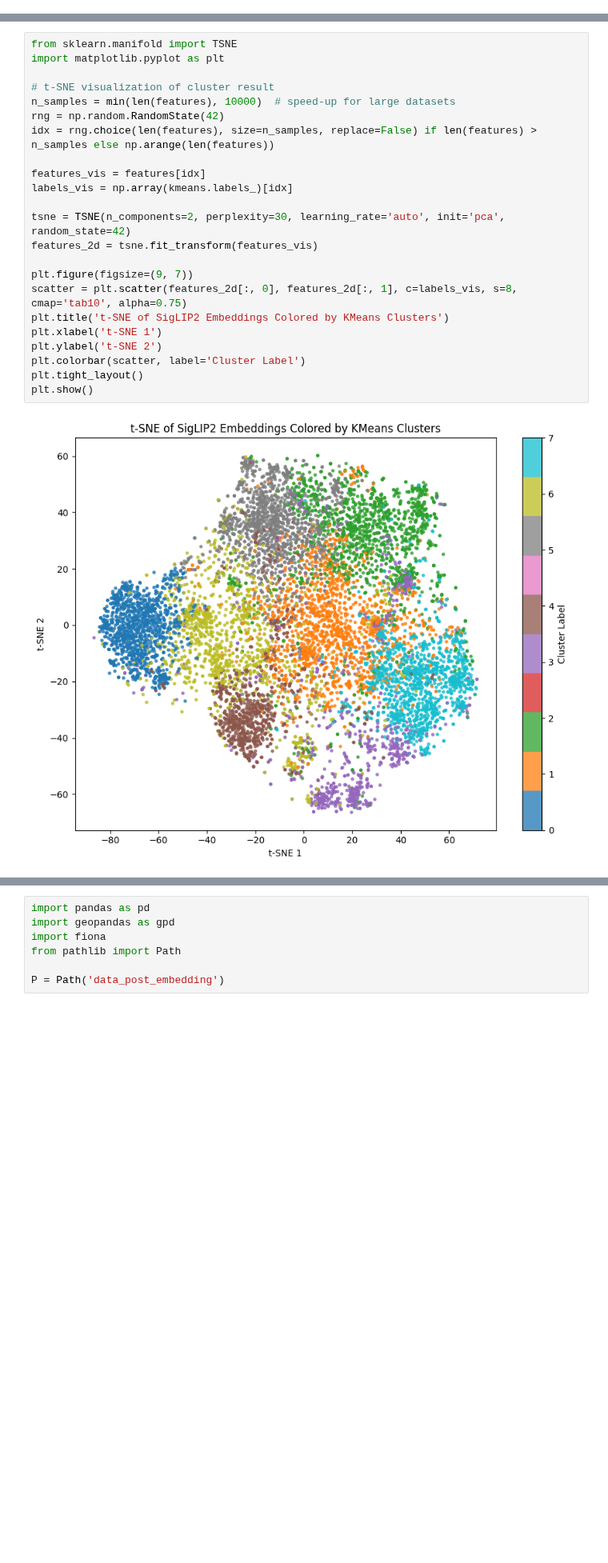
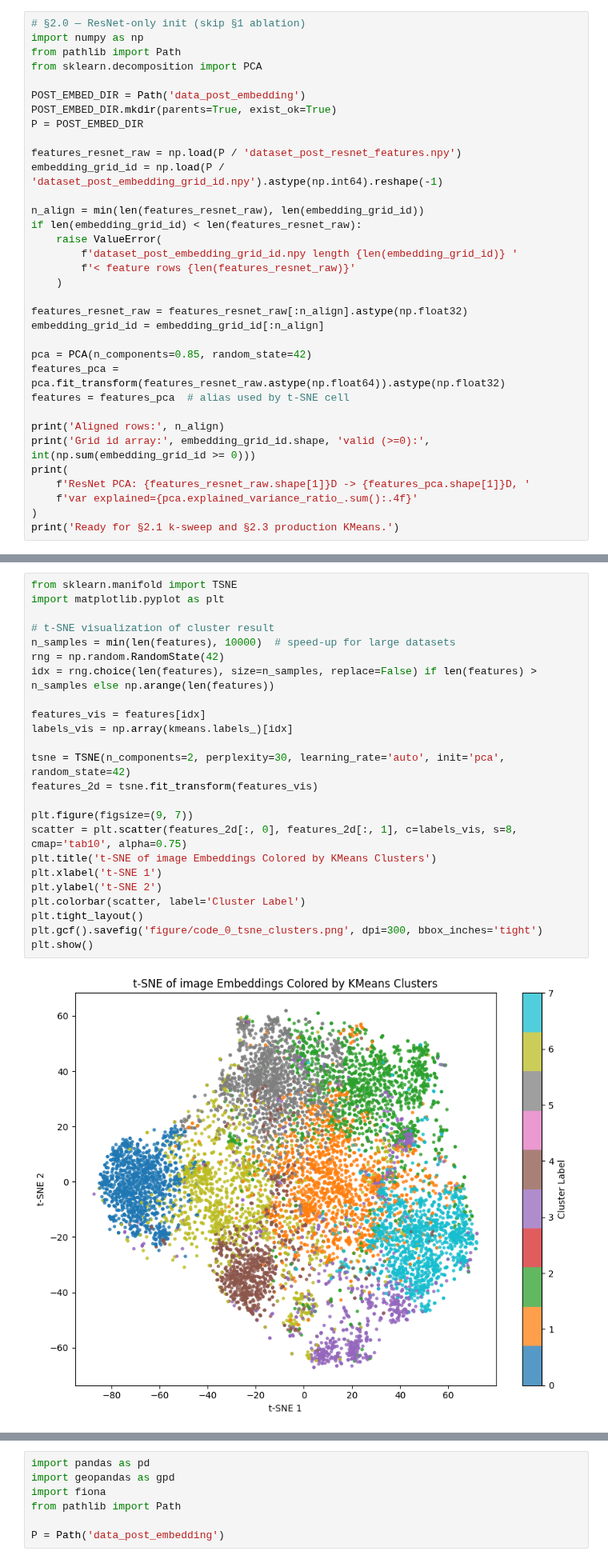
Before and after one commit to Sijie-Yang/Urban-Comfort-Potential, a Jupyter notebook: code_0_social_media_post_embedding.ipynb, the cells around one changed output, grey strips where cells are left out. Shown at 80% size. Cells and saved outputs as stored; diff of their text form; blank space fills up the shorter version.

```diff
--- a/code_0_social_media_post_embedding.ipynb
+++ b/code_0_social_media_post_embedding.ipynb
@@ -256,0 +292,34 @@ Ablation complete.
+# %%
+# §2.0 — ResNet-only init (skip §1 ablation)
+import numpy as np
+from pathlib import Path
+from sklearn.decomposition import PCA
+
+POST_EMBED_DIR = Path('data_post_embedding')
+POST_EMBED_DIR.mkdir(parents=True, exist_ok=True)
+P = POST_EMBED_DIR
+
+features_resnet_raw = np.load(P / 'dataset_post_resnet_features.npy')
+embedding_grid_id = np.load(P / 'dataset_post_embedding_grid_id.npy').astype(np.int64).reshape(-1)
+
+n_align = min(len(features_resnet_raw), len(embedding_grid_id))
+if len(embedding_grid_id) < len(features_resnet_raw):
+    raise ValueError(
+        f'dataset_post_embedding_grid_id.npy length {len(embedding_grid_id)} '
+        f'< feature rows {len(features_resnet_raw)}'
+    )
+
+features_resnet_raw = features_resnet_raw[:n_align].astype(np.float32)
+embedding_grid_id = embedding_grid_id[:n_align]
+
+pca = PCA(n_components=0.85, random_state=42)
+features_pca = pca.fit_transform(features_resnet_raw.astype(np.float64)).astype(np.float32)
+features = features_pca  # alias used by t-SNE cell
+
+print('Aligned rows:', n_align)
+print('Grid id array:', embedding_grid_id.shape, 'valid (>=0):', int(np.sum(embedding_grid_id >= 0)))
+print(
+    f'ResNet PCA: {features_resnet_raw.shape[1]}D -> {features_pca.shape[1]}D, '
+    f'var explained={pca.explained_variance_ratio_.sum():.4f}'
+)
+print('Ready for §2.1 k-sweep and §2.3 production KMeans.')
@@ -434,28 +609,29 @@ kmeans = KMeans(n_clusters=n_clusters, n_init=5,random_state=0).fit(features_pca
 # %%
 from sklearn.manifold import TSNE
 import matplotlib.pyplot as plt
 
 # t-SNE visualization of cluster result
 n_samples = min(len(features), 10000)  # speed-up for large datasets
 rng = np.random.RandomState(42)
 idx = rng.choice(len(features), size=n_samples, replace=False) if len(features) > n_samples else np.arange(len(features))
 
 features_vis = features[idx]
 labels_vis = np.array(kmeans.labels_)[idx]
 
 tsne = TSNE(n_components=2, perplexity=30, learning_rate='auto', init='pca', random_state=42)
 features_2d = tsne.fit_transform(features_vis)
 
 plt.figure(figsize=(9, 7))
 scatter = plt.scatter(features_2d[:, 0], features_2d[:, 1], c=labels_vis, s=8, cmap='tab10', alpha=0.75)
-plt.title('t-SNE of SigLIP2 Embeddings Colored by KMeans Clusters')
+plt.title('t-SNE of image Embeddings Colored by KMeans Clusters')
 plt.xlabel('t-SNE 1')
 plt.ylabel('t-SNE 2')
 plt.colorbar(scatter, label='Cluster Label')
 plt.tight_layout()
+plt.gcf().savefig('figure/code_0_tsne_clusters.png', dpi=300, bbox_inches='tight')
 plt.show()
 # %% [output]
-[figure, old version]
+[figure, new version]
 # %%
 # Persist: embedding row index -> grid_id + cluster (after k-means)
 import numpy as np
```
Also changed, not shown: parts of 40 cells of this notebook, 16 other files.
